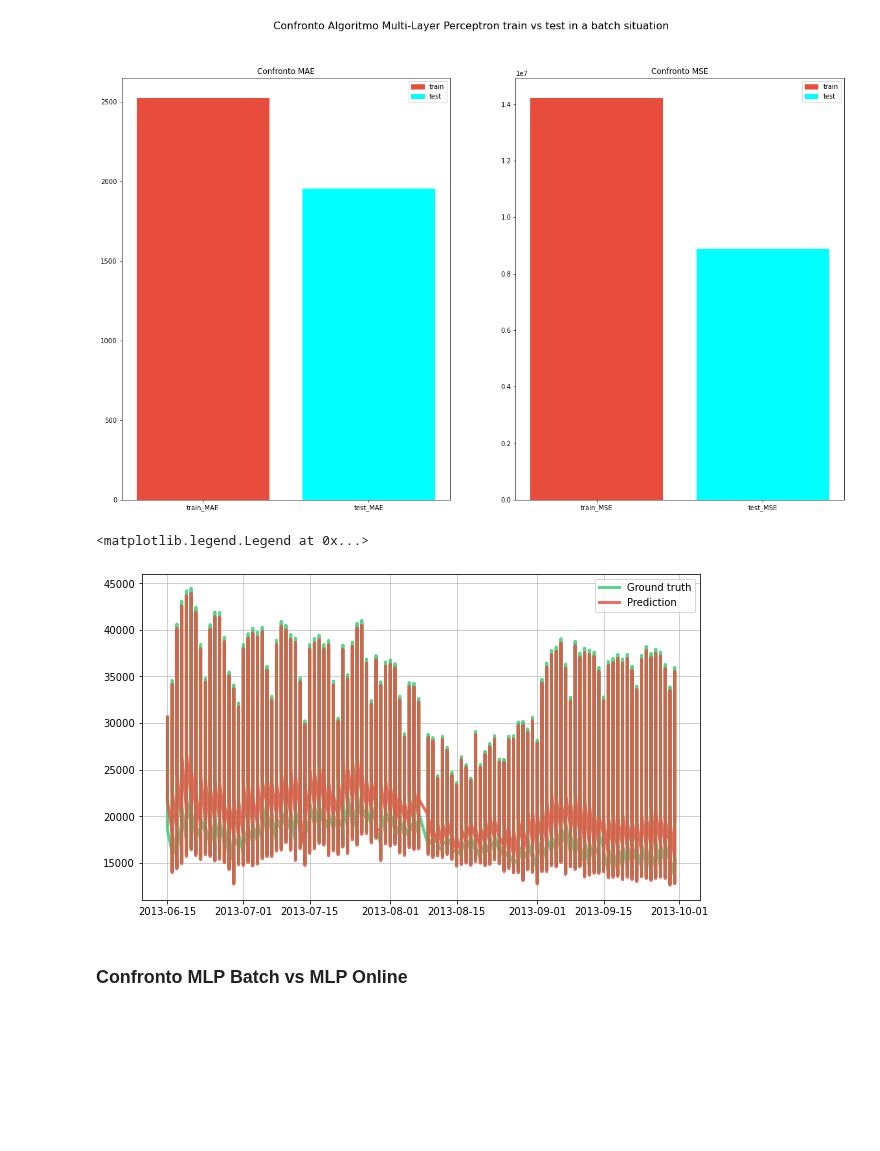
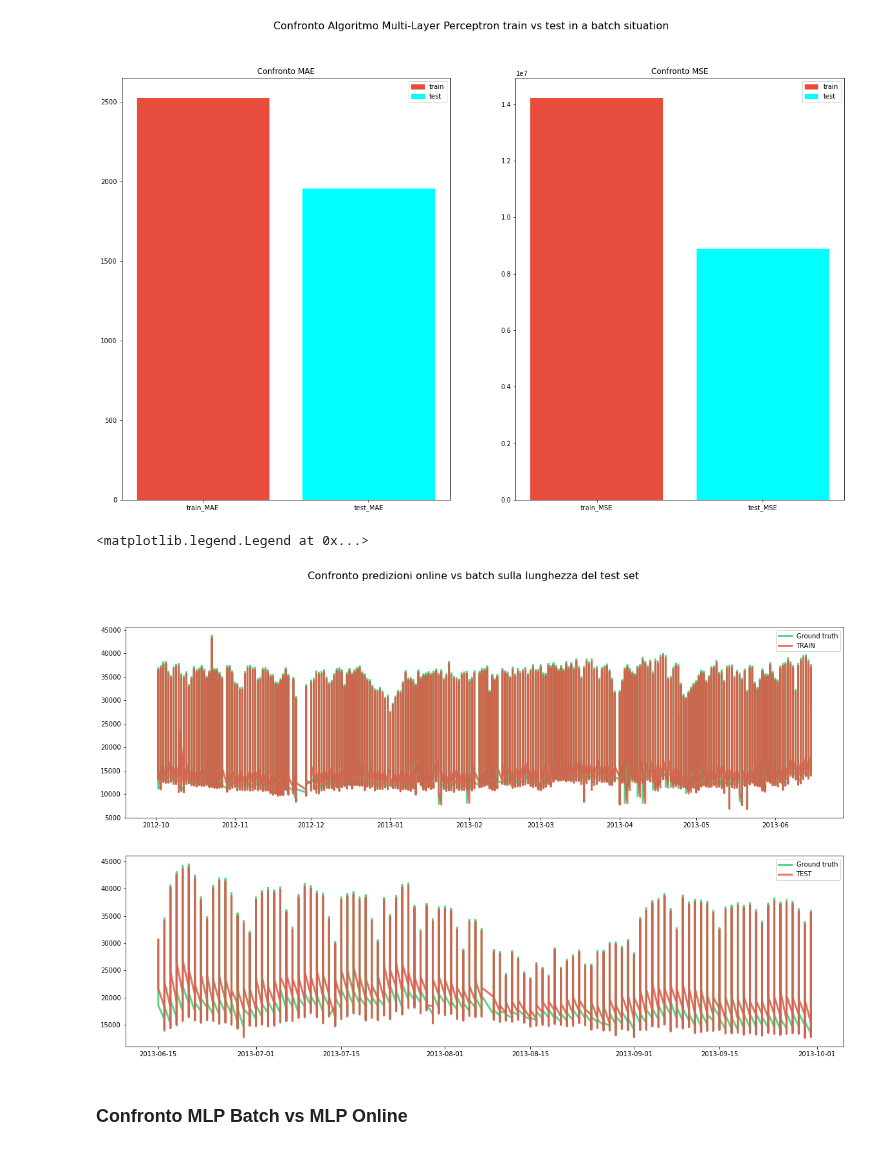
Before and after one commit to giodefa96/Script_Tesi_new, a Jupyter notebook: Risultati Finali/WaterVolumePrediction.ipynb, the cells around one changed output. Saved outputs shown, nothing was run; the diff lists cells and outputs as text; code cells hidden in the pictures; blank space fills up the shorter version.

```diff
--- a/Risultati Finali/WaterVolumePrediction.ipynb
+++ b/Risultati Finali/WaterVolumePrediction.ipynb
@@ -334,15 +350,21 @@ ax2.legend(handles=[red_patch, cyan_patch])
 <matplotlib.legend.Legend at 0x...>
 [figure]
 # %%
+ax2.legend(handles=[red_patch, cyan_patch])
 # Plot the results
-fig, ax = plt.subplots(figsize=(10, 6))
+fig, (ax1, ax2) = plt.subplots(2, 1, figsize=(20, 12))
+fig.suptitle('Confronto predizioni online vs batch sulla lunghezza del test set', fontsize=16)
 ax.grid(alpha=0.75)
-ax.plot(dates_ml_online[-2549::], Y_test_mlp, lw=3, color='#2ecc71', alpha=0.8, label='Ground truth')
-ax.plot(dates_ml_online[-2549::], result_mlpBatch, lw=3, color='#e74c3c', alpha=0.8, label='Prediction')
-ax.legend()
+ax1.plot(dates_ml_online[0:5946], Y_train_mlp, lw=3, color='#2ecc71', alpha=0.8, label='Ground truth')
+ax2.plot(dates_ml_online[5947::], Y_test_mlp, lw=3, color='#2ecc71', alpha=0.8, label='Ground truth')
+ax1.plot(dates_ml_online[0:5946], regr_mlp.predict(X_train_mlp), lw=3, color='#e74c3c', alpha=0.8,
+         label='TRAIN')
+ax2.plot(dates_ml_online[5947::], regr_mlp.predict(X_test_mlp), lw=3, color='#e74c3c', alpha=0.8, label='TEST')
+ax1.legend()
+ax2.legend()
 # %% [output]
 <matplotlib.legend.Legend at 0x...>
-[figure, old version]
+[figure, new version]
 # %% [markdown]
 ### Confronto MLP Batch vs MLP Online
 # %%
```
Also changed, not shown: parts of 9 cells of this notebook, 3 other files.
